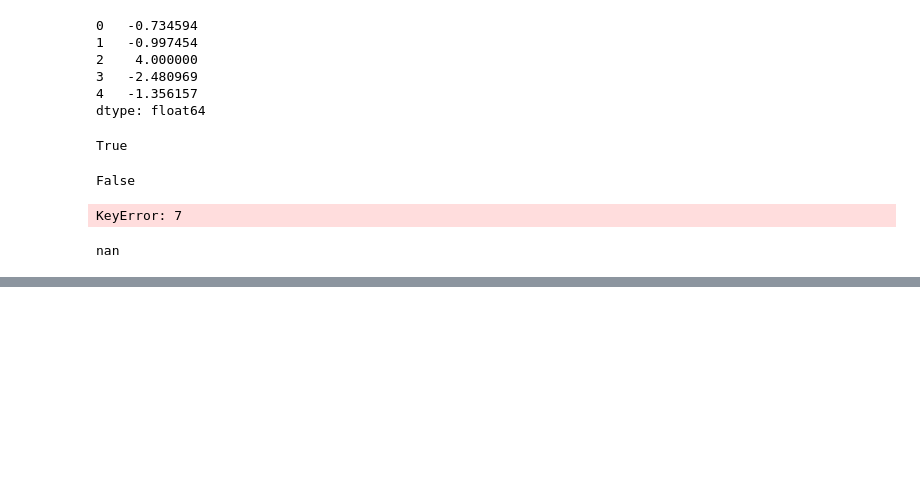
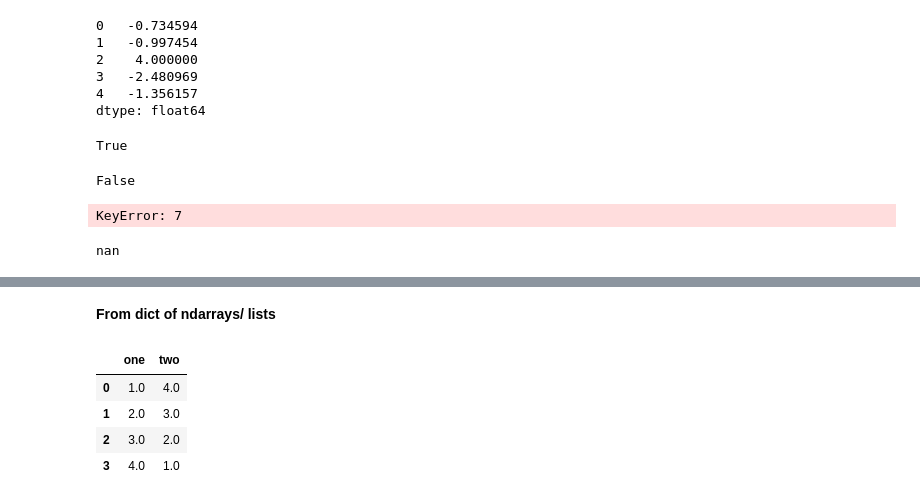
Before and after one commit to soyinkas1/PP00014_Pandas-Documentation-Walkthrough-Notebook_Application-Projects, a Jupyter notebook: Pandas Documentation Examples Walkthrough Notebook.ipynb, the cells around one changed output, grey strips where cells are left out. Drawn from its saved outputs; the diff is of its cells as text; code cells hidden in the pictures; blank space fills up the shorter version.

Commit message:
data structure cont'd

```diff
--- a/Pandas Documentation Examples Walkthrough Notebook.ipynb
+++ b/Pandas Documentation Examples Walkthrough Notebook.ipynb
@@ -1505,0 +1506,14 @@ If axis labels are not passed, they will be constructed from the input data base
+# %% [markdown]
+**From dict of ndarrays/ lists**
+# %%
+# The ndarrays must all be the same lenght. If index is passed, it must also be the same length as the arrays.
+# If no index is passed, the result will be `range(n)` where n is the array length
+d = {'one': [1.0, 2.0, 3.0, 4.0], 'two': [4.0, 3.0, 2.0, 1.0]}
+
+pd.DataFrame(d)
+# %% [output]
+|  | one | two |
+| 0 | 1.0 | 4.0 |
+| 1 | 2.0 | 3.0 |
+| 2 | 3.0 | 2.0 |
+| 3 | 4.0 | 1.0 |
```
Also changed, not shown: parts of 42 cells of this notebook.
